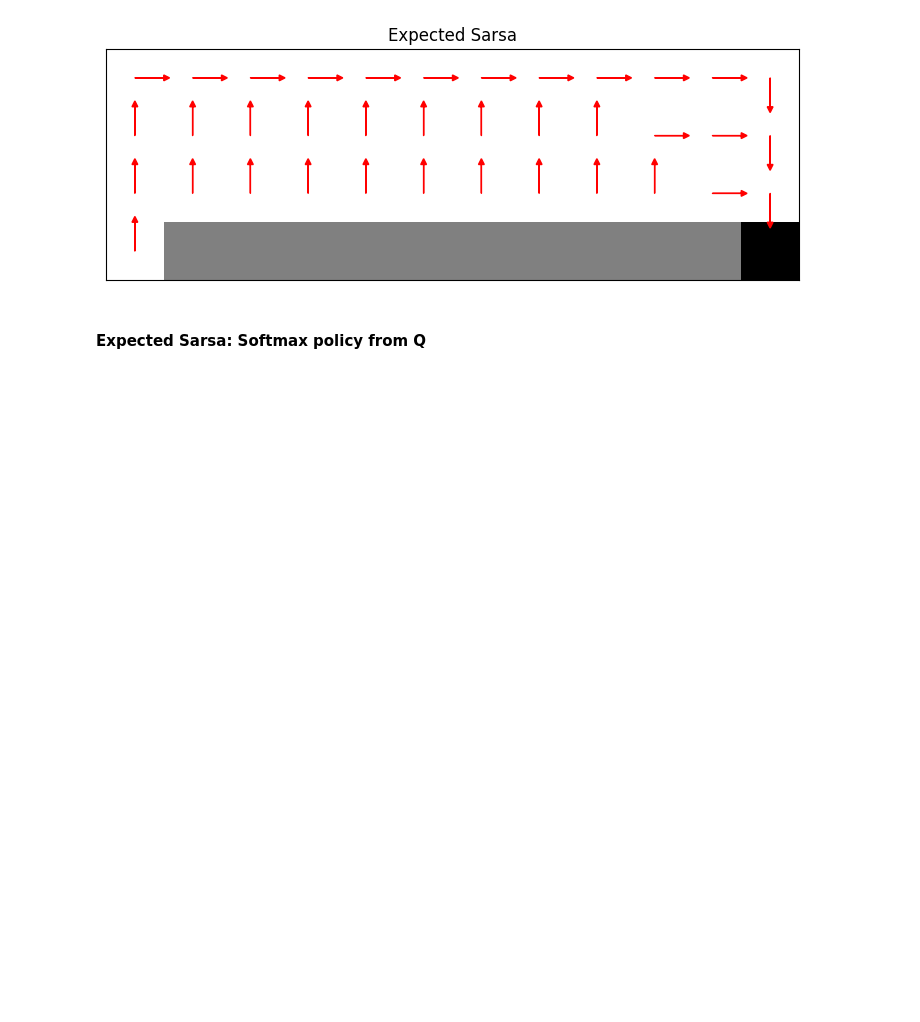
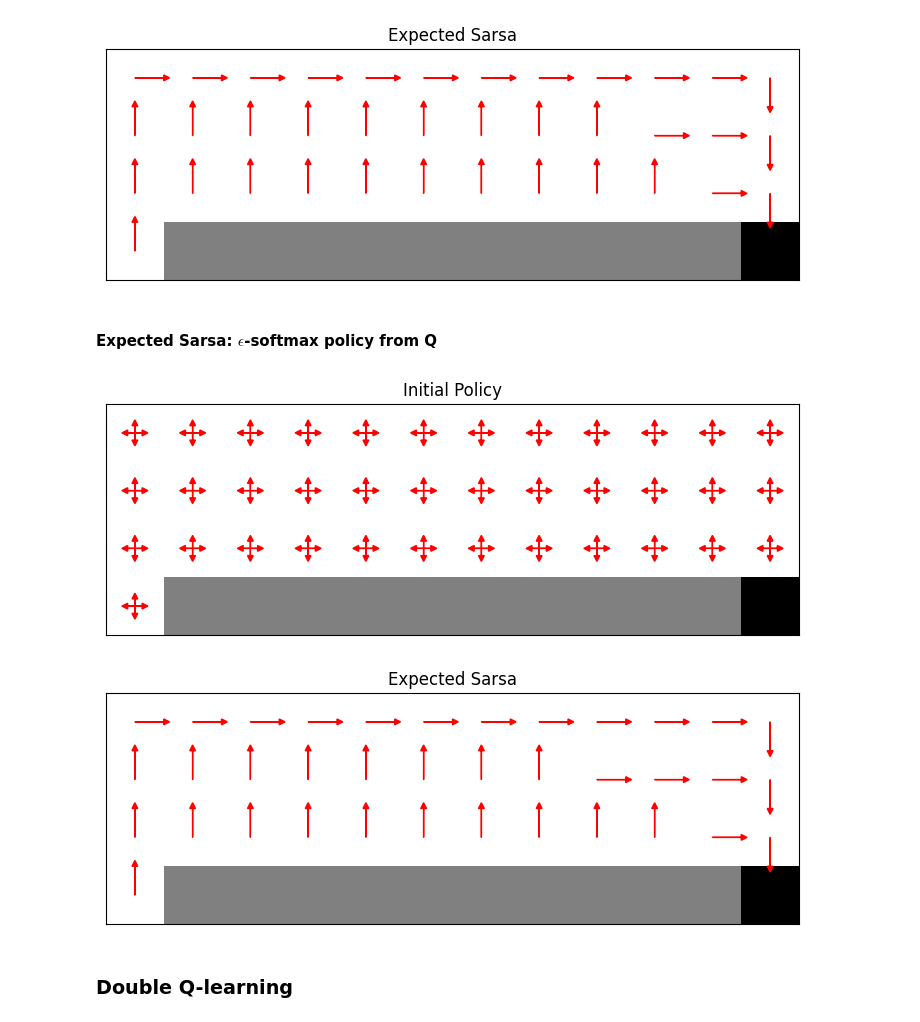
Before and after one commit to NicolaMaestri00/Reinforcement-Learning, a Jupyter notebook: Assignment_4.ipynb, the cells around one changed output. Cells and saved outputs as stored; diff of their text form; code cells hidden in the pictures; blank space fills up the shorter version.

```diff
--- a/Assignment_4.ipynb
+++ b/Assignment_4.ipynb
@@ -110,7 +52,7 @@ def expected_next_action(Q=None, S=(0,0), epsilon=0.5):
     A_max = np.argmax(Q[S])
     return sum(Q[S])*epsilon/len(Q[S])+(1-epsilon)*Q[S][A_max]
 
-def expected_sarsa(step_size=0.01, epsilon=0.1, n_episodes=1000):
+def expected_sarsa(step_size=0.01, gamma=1.0, epsilon=0.1, n_episodes=1000):
     # Initialize Q(s,a)
     Q = np.ones((4,12,4))*-3
     Q[3,11] = 0
@@ -121,7 +63,7 @@ def expected_sarsa(step_size=0.01, epsilon=0.1, n_episodes=1000):
 
         # Repeat for each step of episode
         while S != (3,11):
-            # Choose A from S using policy derived from Q (epsilon-greedy)
+            # Choose A from S using epsilon-greedy derived from Q
             A = next_epsilon_greedy_action(Q, S, epsilon)
 
             # Take action A, observe R, S'
@@ -135,10 +77,9 @@ def expected_sarsa(step_size=0.01, epsilon=0.1, n_episodes=1000):
                 elif A == 3:    S_next = (S[0], max(0, S[1]-1))
                 R = -1
 
-
             # Q update
             expected_sum = expected_next_action(Q, S_next, epsilon)
-            Q[S][A] += step_size * (R + expected_sum - Q[S][A])
+            Q[S][A] += step_size * (R + gamma*expected_sum - Q[S][A])
 
             # Update S
             S = S_next
@@ -165,4 +106,4 @@ plot_policy(grid_world, policy, title="Expected Sarsa")
 [figure]
 [figure]
 # %% [markdown]
-#### Expected Sarsa: Softmax policy from Q
+#### Expected Sarsa: $\epsilon$-softmax policy from Q
@@ -168,0 +159,16 @@ plot_policy(grid_world, policy, title="Expected Sarsa")
+# %%
+# Grid world with cliff                         4x12 Matrix
+grid_world = np.zeros((4,12))
+grid_world[3,11] = 2            # goal
+grid_world[3,1:11] = 1          # cliff
+
+
+policy = np.ones((4,12,4))/4
+plot_policy(grid_world, policy, title="Initial Policy")
+policy = expected_softmax_sarsa(step_size=0.1, tau=0.5, epsilon=0.5, n_episodes=2000)
+plot_policy(grid_world, policy, title="Expected Sarsa")
+# %% [output]
+[figure, added]
+[figure, added]
+# %% [markdown]
+### Double Q-learning
```
Also changed, not shown: parts of 10 cells of this notebook, 2 other files.
